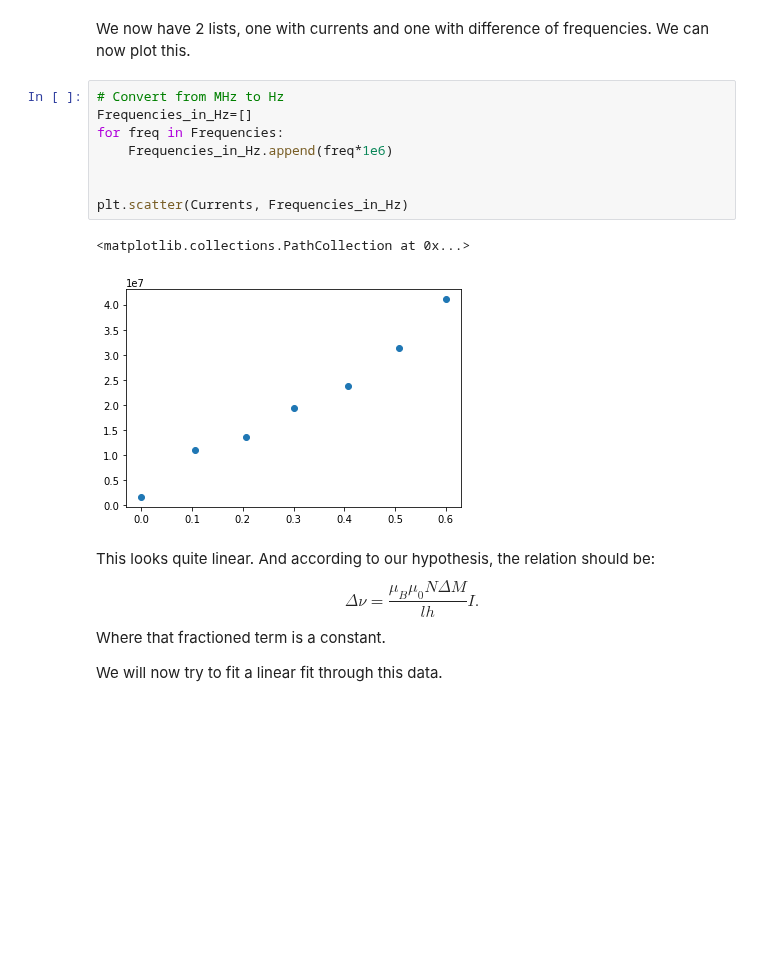
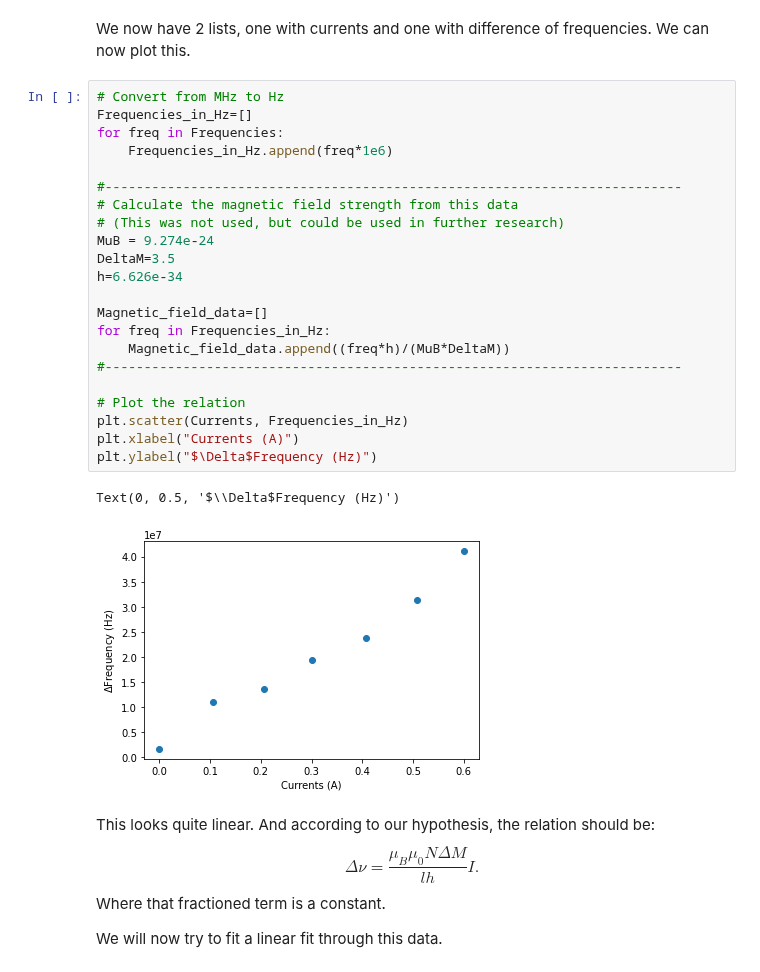
Before and after one commit to Rikkertttt/Rubidium-Spectroscopy, a Jupyter notebook: Main_notebook.ipynb, the cells around one changed output. Cells and saved outputs as stored; diff of their text form; blank space fills up the shorter version.

```diff
--- a/Main_notebook.ipynb
+++ b/Main_notebook.ipynb
@@ -531,17 +537,31 @@ Frequencies.append(diff)
 [figure]
 # %% [markdown]
 We now have 2 lists, one with currents and one with difference of frequencies. We can now plot this.
-# %%
-# Convert from MHz to Hz
-Frequencies_in_Hz=[]
-for freq in Frequencies:
-    Frequencies_in_Hz.append(freq*1e6)
-
-
-plt.scatter(Currents, Frequencies_in_Hz)
-# %% [output]
-<matplotlib.collections.PathCollection at 0x...>
-[figure, removed]
+# %%
+# Convert from MHz to Hz
+Frequencies_in_Hz=[]
+for freq in Frequencies:
+    Frequencies_in_Hz.append(freq*1e6)
+
+#--------------------------------------------------------------------------
+# Calculate the magnetic field strength from this data
+# (This was not used, but could be used in further research)
+MuB = 9.274e-24
+DeltaM=3.5
+h=6.626e-34
+
+Magnetic_field_data=[]
+for freq in Frequencies_in_Hz:
+    Magnetic_field_data.append((freq*h)/(MuB*DeltaM))
+#--------------------------------------------------------------------------
+
+# Plot the relation
+plt.scatter(Currents, Frequencies_in_Hz)
+plt.xlabel("Currents (A)")
+plt.ylabel("$\Delta$Frequency (Hz)")
+# %% [output]
+Text(0, 0.5, '$\\Delta$Frequency (Hz)')
+[figure, added]
 # %% [markdown]
 This looks quite linear. And according to our hypothesis, the relation should be:
 \begin{equation}
```
Also changed, not shown: parts of 7 cells of this notebook.
